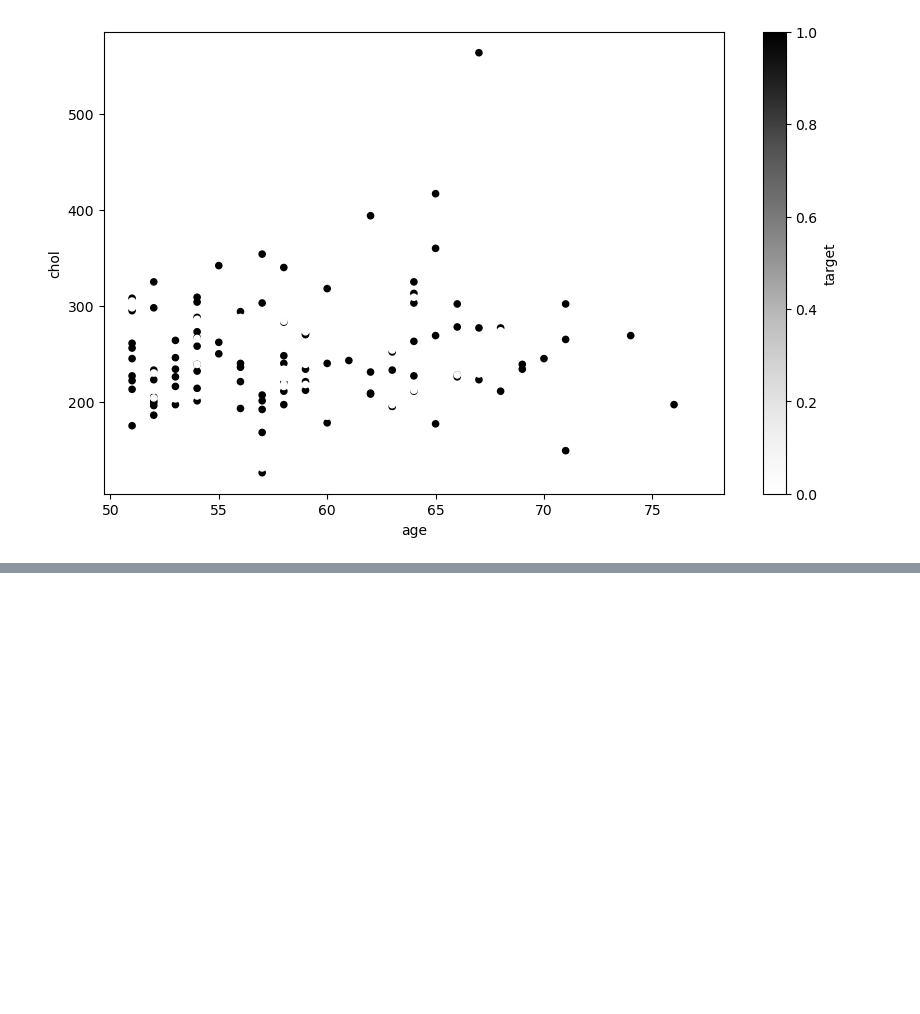
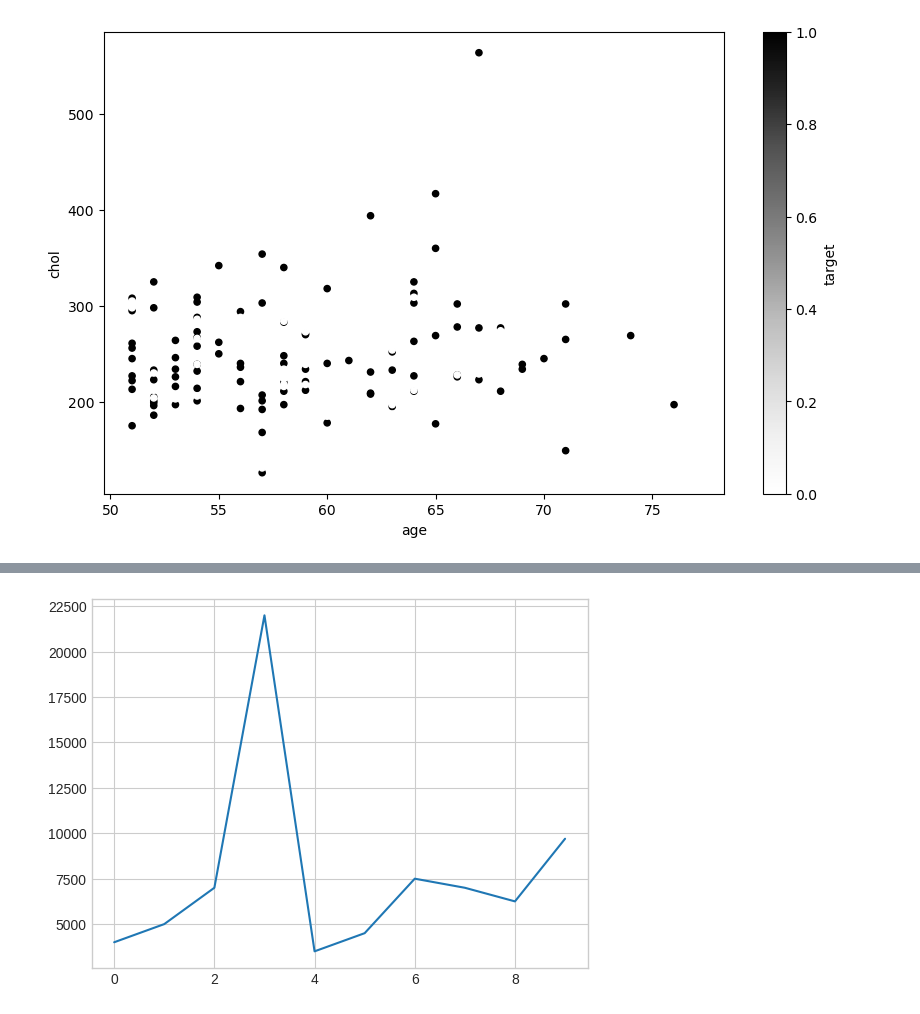
Before and after one commit to AliNisarAhmed/ml-ds-course, a Jupyter notebook: sample-project/Introduction to Matplotlib.ipynb, the cells around one changed output, grey strips where cells are left out. Saved outputs shown, nothing was run; the diff lists cells and outputs as text; code cells hidden in the pictures; blank space fills up the shorter version.

```diff
--- a/sample-project/Introduction to Matplotlib.ipynb
+++ b/sample-project/Introduction to Matplotlib.ipynb
@@ -421,0 +488,5 @@ over_50.plot(kind="scatter",
+# %%
+plt.style.use("seaborn-whitegrid")
+car_sales["Price"].plot();
+# %% [output]
+[figure, added]
```
Also changed, not shown: parts of 19 cells of this notebook, 2 other files.
